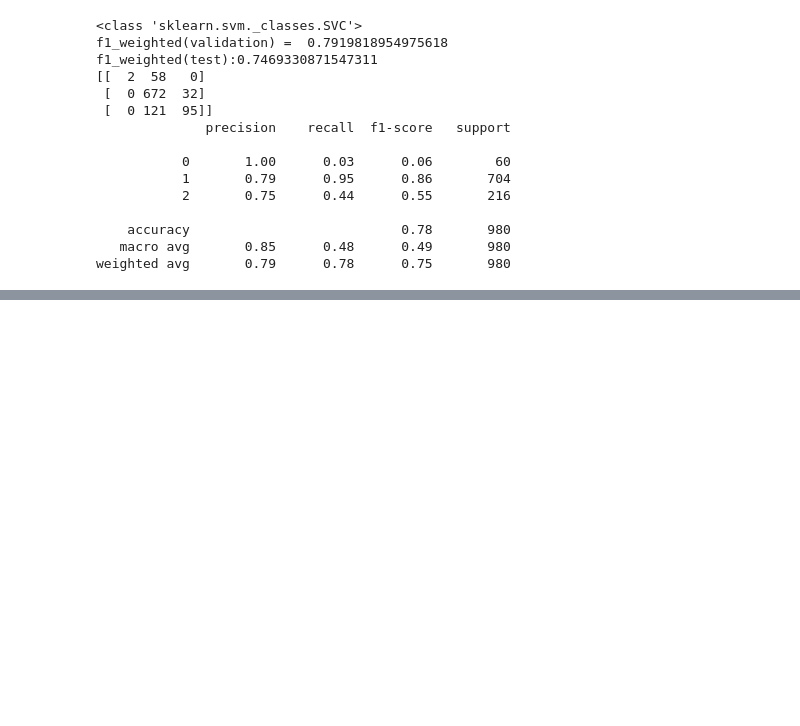
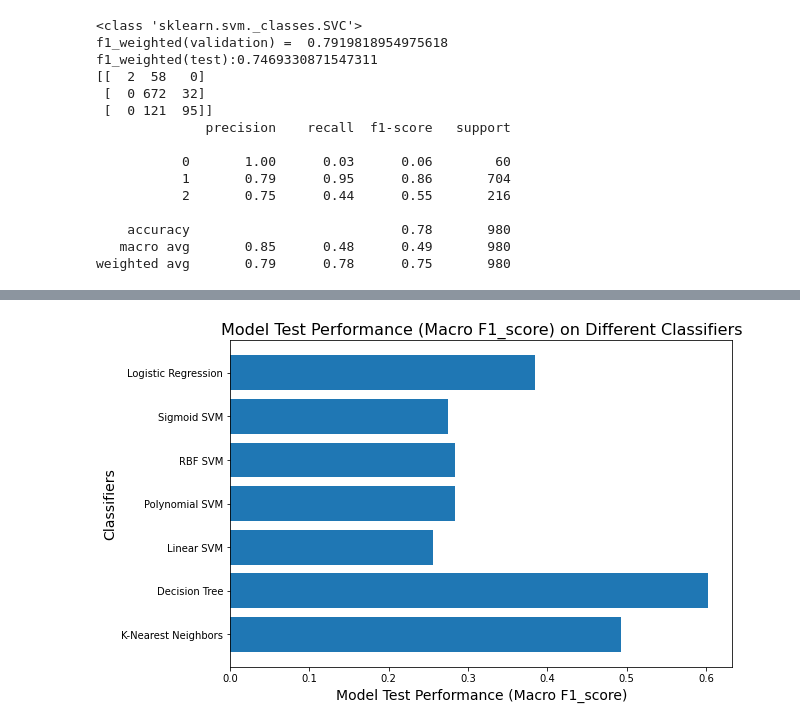
Before and after one commit to jinwenhua/group11, a Jupyter notebook: Wine.ipynb, the cells around one changed output, grey strips where cells are left out. Saved outputs shown, nothing was run; the diff lists cells and outputs as text; code cells hidden in the pictures; blank space fills up the shorter version.

```diff
--- a/Wine.ipynb
+++ b/Wine.ipynb
@@ -407,0 +460,2 @@ obviously KNN is the best performing model, which has the highest weighted f1-sc
+# %%
+x_train, x_test, y_train, y_test = train_test_split(features, target, test_size = 0.2, random_state = 42)
@@ -407,0 +540,18 @@ obviously KNN is the best performing model, which has the highest weighted f1-sc
+# %%
+dict_clf_default = {
+    "K-Nearest Neighbors": KNeighborsClassifier(),
+    "Decision Tree": DecisionTreeClassifier(random_state=0),
+    "Linear SVM": SVC(kernel='linear', max_iter=1500),
+    "Polynomial SVM": SVC(kernel='poly', max_iter=1500),
+    "RBF SVM": SVC(kernel='rbf', max_iter=1500),
+    "Sigmoid SVM": SVC(kernel='sigmoid', max_iter=1500),
+    "Logistic Regression": LogisticRegression()
+    }
+# %%
+# Specify one classifier
+clf_index = 1
+
+estimator_name = list(dict_clf_default.keys())[clf_index]
+estimator = {estimator_name: dict_clf_default[estimator_name]}
+
+train_and_evaluate(estimator, x_train, x_test, y_train, y_test)
@@ -407,0 +574,67 @@ obviously KNN is the best performing model, which has the highest weighted f1-sc
+# %%
+
+# Baseline - compare all classifiers
+list_clf = []
+list_score = []
+
+score_param = "f1_score"
+average_param = "macro"
+
+# Generating results
+# ---
+# Iterate through all classifiers
+for clf in dict_clf_default:
+    estimator = { clf: dict_clf_default[clf] }
+    try:
+        score = train_and_evaluate(estimator, x_train, x_test, y_train, y_test)
+
+    except Exception as e:
+        error_class_name = e.__class__.__name__
+        print("{}: {}\n".format(error_class_name, e))
+        continue
+
+    print()
+
+    list_clf.append(clf)
+    list_score = list_score + list(score[clf].values())
+
+
+# Create data frame
+# ---
+data = dict(classifier=list_clf, test_performance=list_score)
+df_performance = pd.DataFrame(data=data)
+
+# # Save and export df_performance to CSV file (optional)
+# df_performance.to_csv(r'final_project_performance_default.csv', index = False, hea
+
+# Plotting
+# ---
+str_x_label = "Model Test Performance ({} {})".format(average_param.capitalize(), score_param.capitalize())
+font_size = 12
+
+plt.figure(figsize=(9, 6))
+plt.barh(list_clf, list_score)
+
+plt.title("{} on Different Classifiers".format(str_x_label), fontsize=(font_size + 4))
+plt.xlabel(str_x_label, fontsize=(font_size + 2))
+plt.ylabel("Classifiers", fontsize=(font_size + 2))
+
+plt.show()
+# Create data frame
+# ---
+data = dict()
+for i, base_clf in enumerate(list_clf):
+    clf_key = "classifier_{}".format(i)
+    data[clf_key] = base_clf
+
+data["test_performance"] = list_score
+df_performance = pd.DataFrame(data=data)
+
+# Save and export df_performance to CSV file (optional)
+df_performance.to_csv(r'final_project_performance_baseline_{}clf.csv'.format(3), index = False, header = True)
+
+df_performance
+
+# # Save plot into PNG (optional)
+# plt.savefig("final_project_performance_default.png", dpi=300, bbox_inches="tight")
+# %% [output]
@@ -407,0 +658 @@ obviously KNN is the best performing model, which has the highest weighted f1-sc
+[figure, added]
```
Also changed, not shown: parts of 30 cells of this notebook.
